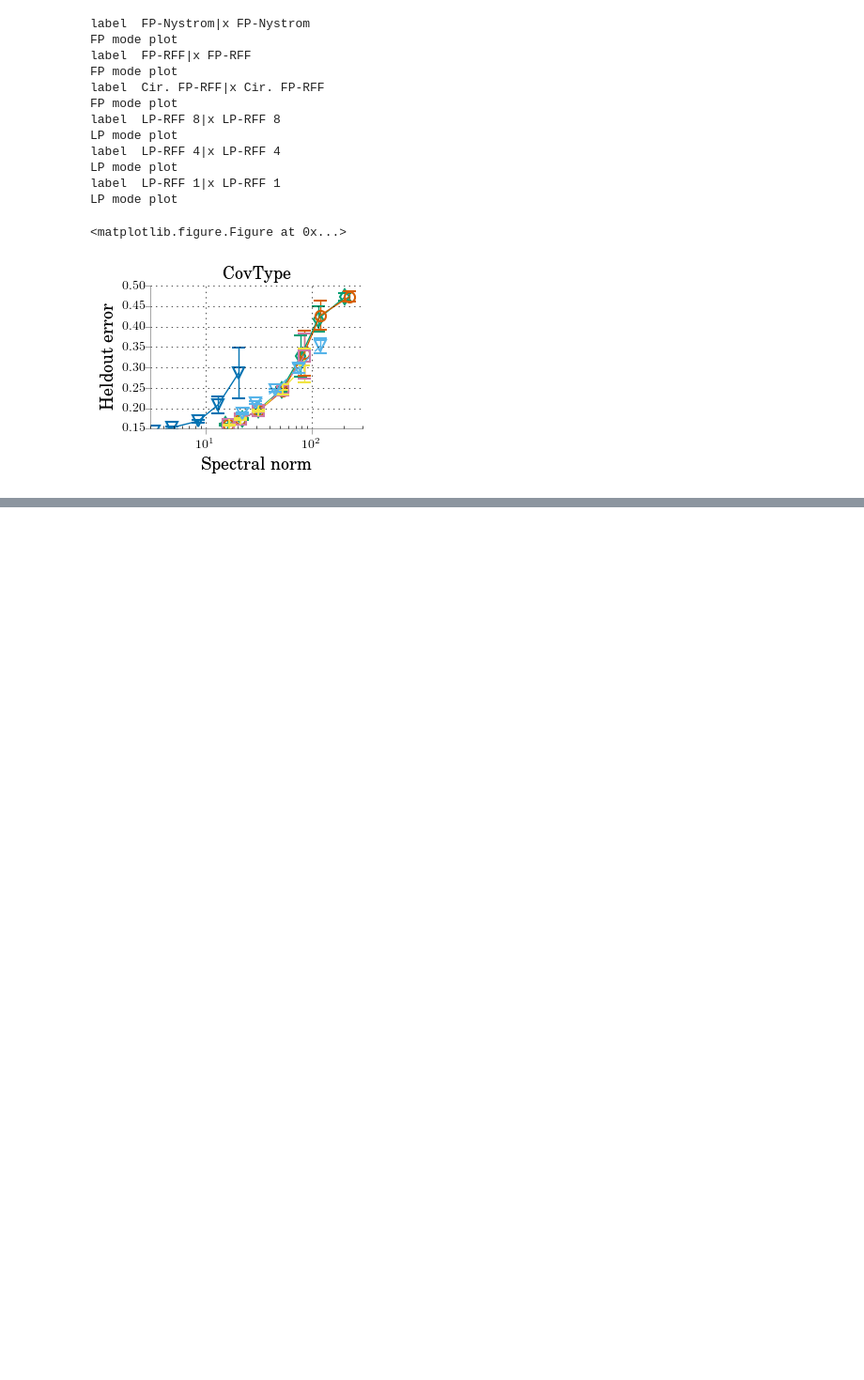
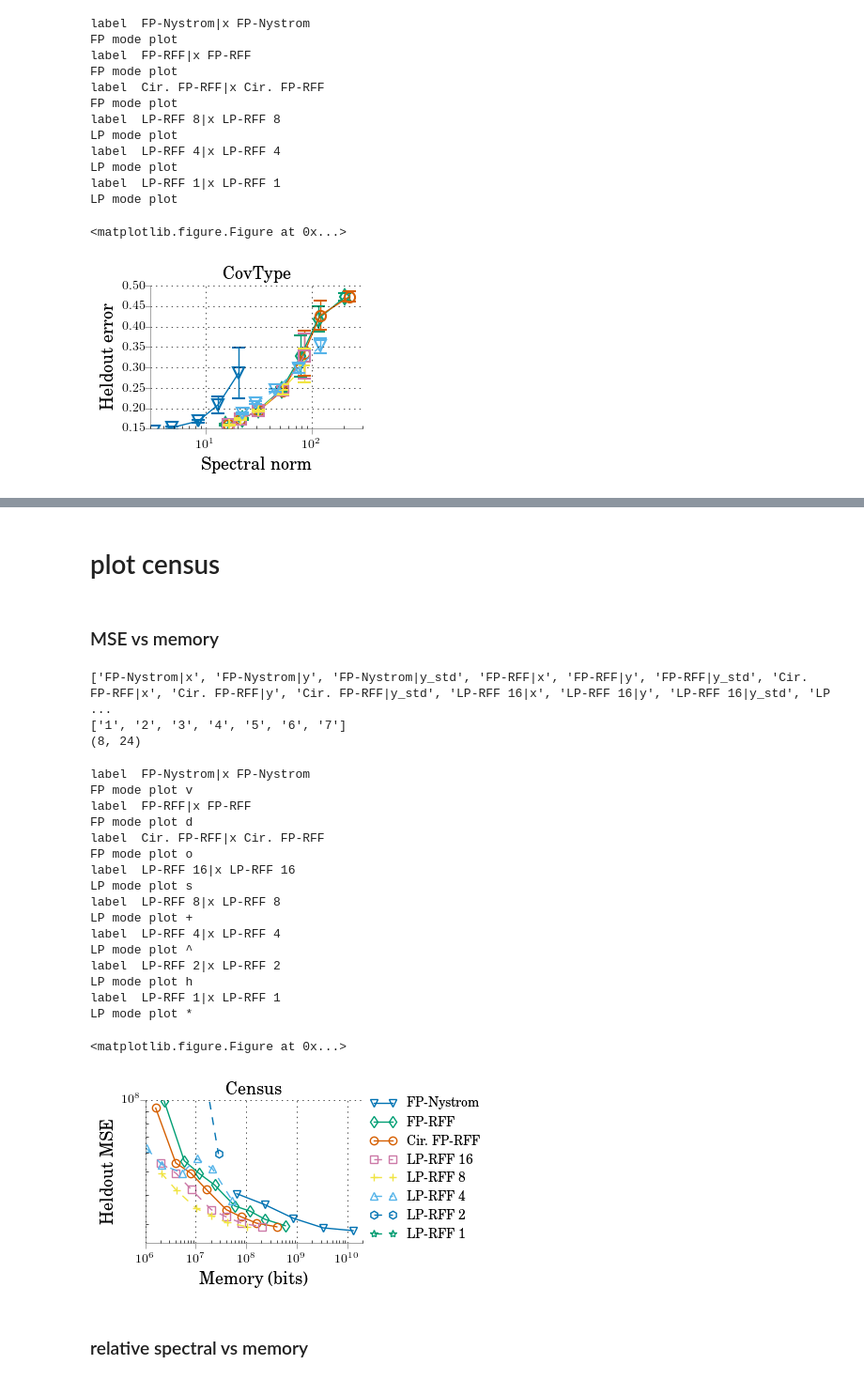
Before and after one commit to JianGoForIt/lp_rffs, a Jupyter notebook: paper/plotting_notebook/correlation-related-plots.ipynb, the cells around one changed output, grey strips where cells are left out. Shown at 94% size. Drawn from its saved outputs; the diff is of its cells as text; code cells hidden in the pictures; blank space fills up the shorter version.

```diff
--- a/paper/plotting_notebook/correlation-related-plots.ipynb
+++ b/paper/plotting_notebook/correlation-related-plots.ipynb
@@ -1002,0 +1005,63 @@ LP mode plot
+# %% [markdown]
+# plot census
+# %%
+legend_font=10
+# %% [markdown]
+### MSE vs memory
+# %%
+csv_file_name = "/Users/Jian/Data/research/lp_kernel/lp_kernel/paper/data_for_plot/regression_l2_vs_mem_every_line.csv"
+# %%
+groups, names, data = csv_to_table(csv_file_name)
+names = names[1:]
+print groups
+print names
+print data.shape
+# %% [output]
+['FP-Nystrom|x', 'FP-Nystrom|y', 'FP-Nystrom|y_std', 'FP-RFF|x', 'FP-RFF|y', 'FP-RFF|y_std', 'Cir. FP-RFF|x', 'Cir. FP-RFF|y', 'Cir. FP-RFF|y_std', 'LP-RFF 16|x', 'LP-RFF 16|y', 'LP-RFF 16|y_std', 'LP ...
+['1', '2', '3', '4', '5', '6', '7']
+(8, 24)
+# %%
+prop_cycle = plt.rcParams['axes.prop_cycle']
+colors = prop_cycle.by_key()['color']
+latexify(columns=1)
+plt.figure()
+fig = plt.figure(figsize=figsize)
+ax = plt.subplot(111)
+plot_figure_without_error_bar(groups, data[:], colors)
+plt.grid()
+plt.yscale("log")
+plt.xscale("log")
+plt.ylim([2.5e7, 1e8])
+plt.xlim([1e6, 2e10])
+# set_fig_xtick(np.arange(0, 60001, 10000) / float(250), [str(int(num/1000)) + "k" for num in range(0, 60001, 10000)], 18),
+# set_fig_ytick([2.5e7, 1e8], [r"$2.5e^7$", "$1e^8$"], label_font)
+plt.xlabel("Memory (bits)", fontsize=label_font)
+plt.ylabel("Heldout MSE", fontsize=label_font)
+plt.title("Census", fontsize=label_font)
+leg=plt.legend(framealpha=0.8, ncol=1, fontsize=legend_font, bbox_to_anchor=(1.6, 1.1))
+leg.get_frame().set_linewidth(0.0)
+format_axes(ax)
+plt.tight_layout()
+plt.savefig("../figures/regression_l2_vs_mem_every_line.pdf", bbox_extra_artists=(leg,), bbox_inches='tight')
+plt.show()
+# %% [output]
+label  FP-Nystrom|x FP-Nystrom
+FP mode plot v
+label  FP-RFF|x FP-RFF
+FP mode plot d
+label  Cir. FP-RFF|x Cir. FP-RFF
+FP mode plot o
+label  LP-RFF 16|x LP-RFF 16
+LP mode plot s
+label  LP-RFF 8|x LP-RFF 8
+LP mode plot +
+label  LP-RFF 4|x LP-RFF 4
+LP mode plot ^
+label  LP-RFF 2|x LP-RFF 2
+LP mode plot h
+label  LP-RFF 1|x LP-RFF 1
+LP mode plot *
+<matplotlib.figure.Figure at 0x...>
+[figure, added]
+# %% [markdown]
+### relative spectral vs memory
```
Also changed, not shown: parts of 37 cells of this notebook, 40 other files.
